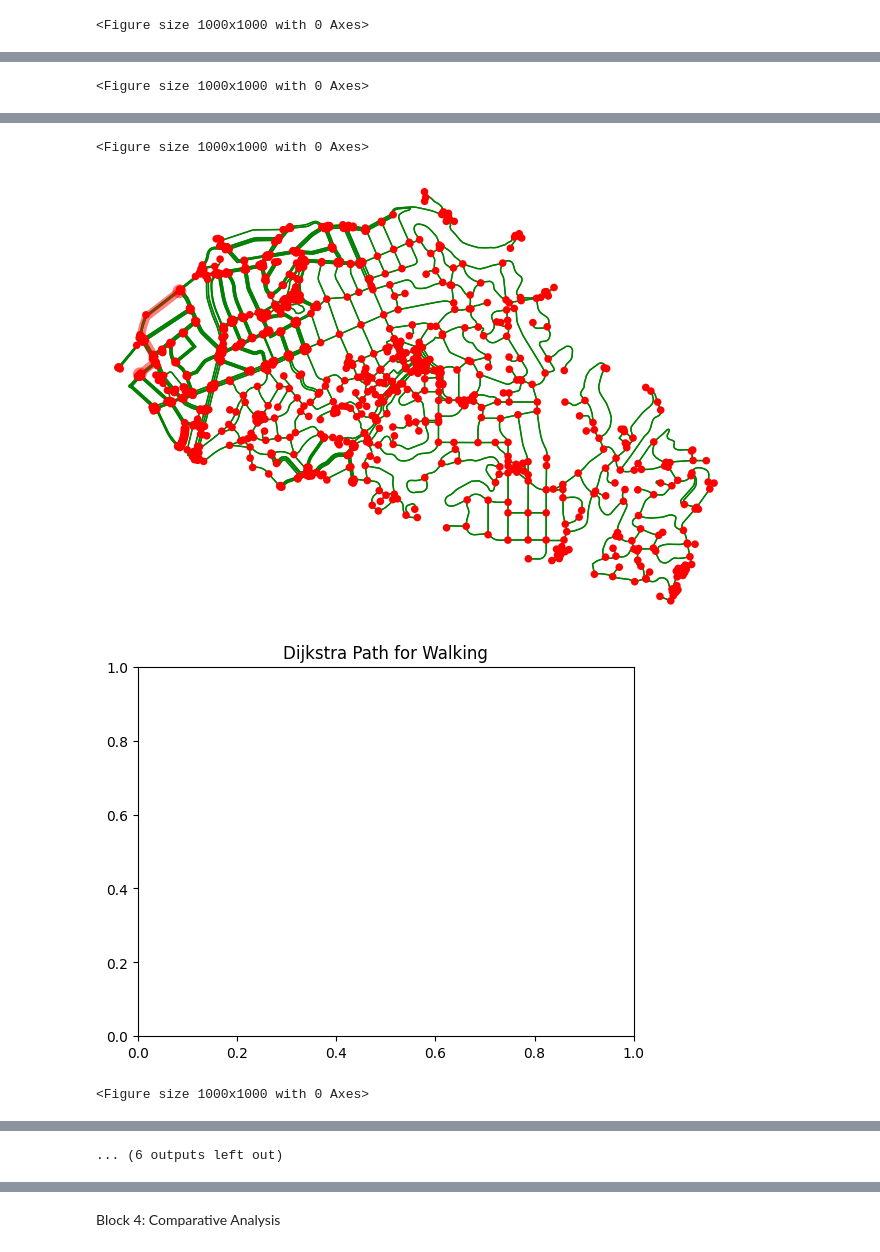
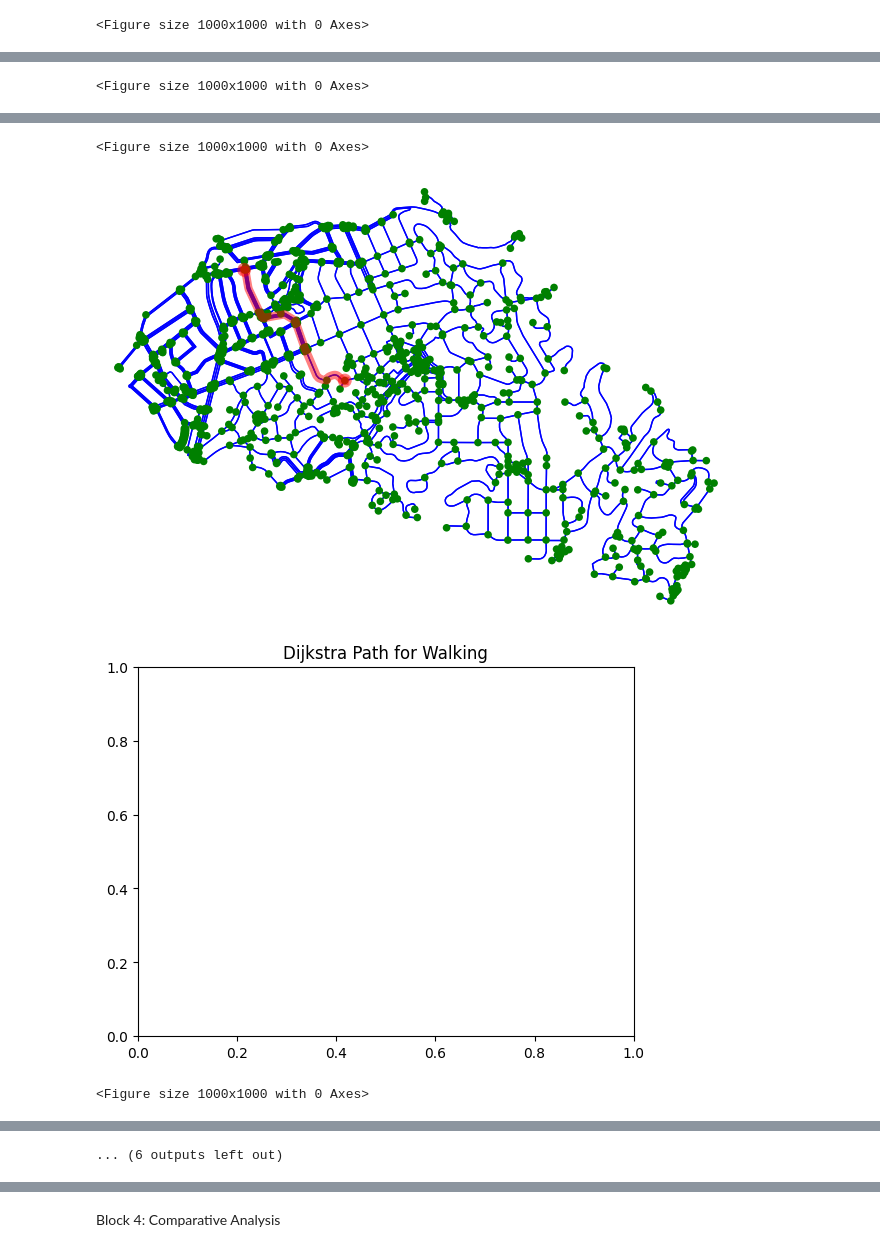
Before and after one commit to Sivaraghavi/Multi-Modal-Transportation-Planner-with-AI-Pathfinding, a Jupyter notebook: AI_multi_modal_transportation_planning_FINAL.ipynb, the cells around one changed output, grey strips where cells are left out. Drawn from its saved outputs; the diff is of its cells as text; code cells hidden in the pictures.

```diff
--- a/AI_multi_modal_transportation_planning_FINAL.ipynb
+++ b/AI_multi_modal_transportation_planning_FINAL.ipynb
@@ -227,10 +237,31 @@ Block 3: Pathfinding for Each Mode
+# %%
+modes = {
+    'driving': ox.graph_from_place("Piedmont, California, USA", network_type='drive'),
+    'walking': ox.graph_from_place("Piedmont, California, USA", network_type='walk'),
+    'bicycling': ox.graph_from_place("Piedmont, California, USA", network_type='bike'),
+}
+# %%
+# Remove modes without valid 'dijkstra' or 'astar' entries
+valid_results = {mode: data for mode, data in results.items() if isinstance(data, dict) and 'dijkstra' in data and 'astar' in data}
+results = valid_results
 # %%
+def plot_path(graph, path, title="Path", node_color='green', edge_color='blue'):
+    """Visualize the graph and the path."""
+    plt.figure(figsize=(10, 10))
+    ox.plot_graph_route(graph, path, route_linewidth=6, node_size=30,
+                        bgcolor='white', show=True, close=True,
+                        node_color=node_color, edge_color=edge_color)
+    plt.title(title)
+
+
+
 # Block 3: Pathfinding for Each Mode
 for mode, graph in modes.items():
     # Get connected nodes in the current graph
     connected_nodes = list(graph.nodes())
     source_node = random.choice(connected_nodes)  # Randomly select a source node
     target_node = random.choice(connected_nodes)  # Randomly select a target node
+
 
     # Ensure source and target are connected
     if not is_connected(graph, source_node, target_node):
@@ -252,11 +283,26 @@ for mode, graph in modes.items():
     dijkstra_nodes_explored = len(dijkstra_path)
     astar_nodes_explored = len(astar_path)
 
-    dijkstra_path_length = sum(ox.utils_graph.get_route_edge_attributes(graph, dijkstra_path, 'length'))
-    astar_path_length = sum(ox.utils_graph.get_route_edge_attributes(graph, astar_path, 'length'))
+    # Get path lengths using updated functions
+    dijkstra_edges = ox.routing.route_to_gdf(graph, dijkstra_path)
+    astar_edges = ox.routing.route_to_gdf(graph, astar_path)
+
+    dijkstra_path_length = dijkstra_edges['length'].sum()
+    astar_path_length = astar_edges['length'].sum()
 
     # Store results for analysis
-    results[mode]['dijkstra'] = {'time': dijkstra_time, 'nodes_explored': dijkstra_nodes_explored, 'path_length': dijkstra_path_length}
-    results[mode]['astar'] = {'time': astar_time, 'nodes_explored': astar_nodes_explored, 'path_length': astar_path_length}
+    if mode not in results:
+        results[mode] = {}  # Initialize if the mode doesn't exist
+
+    results[mode]['dijkstra'] = {
+        'time': dijkstra_time,
+        'nodes_explored': dijkstra_nodes_explored,
+        'path_length': dijkstra_path_length
+    }
+    results[mode]['astar'] = {
+        'time': astar_time,
+        'nodes_explored': astar_nodes_explored,
+        'path_length': astar_path_length
+    }
 # %% [output]
 <Figure size 1000x1000 with 0 Axes>
@@ -267,5 +313,5 @@ for mode, graph in modes.items():
 [figure]
 <Figure size 1000x1000 with 0 Axes>
-[figure, old version]
+[figure, new version]
 [figure]
 <Figure size 1000x1000 with 0 Axes>
```
Also changed, not shown: parts of 53 cells of this notebook.
